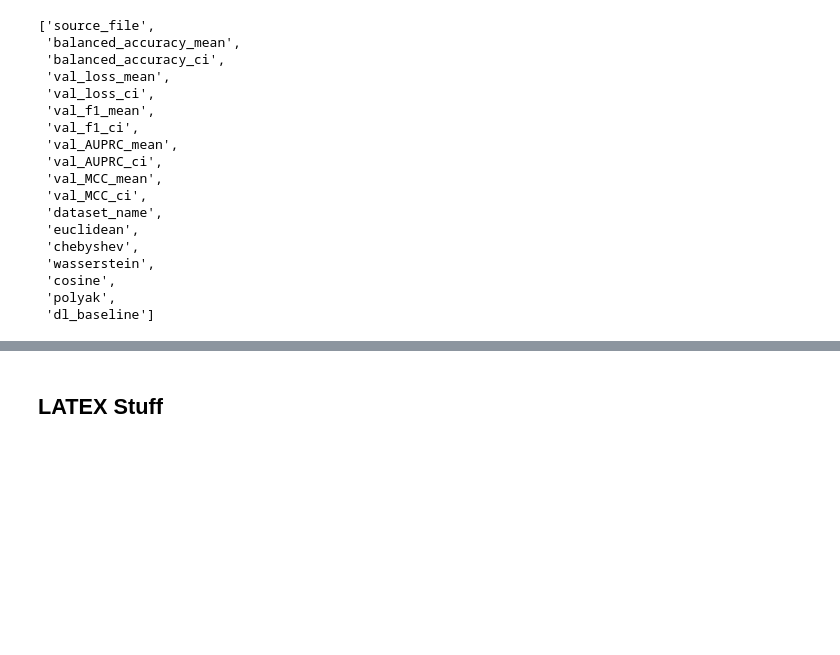
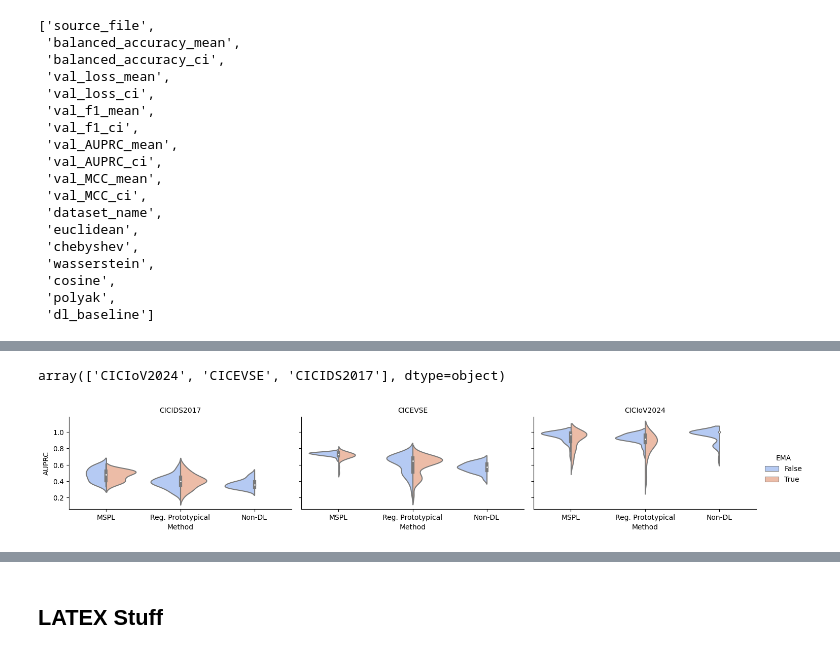
Before and after one commit to fernando-ml/MSPL, a Jupyter notebook: scratch_book.ipynb, the cells around one changed output, grey strips where cells are left out. Drawn from its saved outputs; the diff is of its cells as text; code cells hidden in the pictures; blank space fills up the shorter version.

```diff
--- a/scratch_book.ipynb
+++ b/scratch_book.ipynb
@@ -340,0 +365,80 @@ ordered_results = non_baseline_results_table[column_order].copy()
+# %%
+for_violin_plot.dataset_name.unique()
+# %% [output]
+array(['CICIoV2024', 'CICEVSE', 'CICIDS2017'], dtype=object)
+# %%
+from matplotlib import pyplot as plt
+import seaborn as sns
+import numpy as np
+
+# Preprocessing
+for_violin_plot = parse_filename_column(dfs, 'source_file')
+for_violin_plot = for_violin_plot[~for_violin_plot.source_file.str.contains('CICEVSE_PowerB2024')]
+
+filter_columns = ['dataset_name', 'polyak', 'euclidean', 'chebyshev', 'wasserstein', 'cosine']
+
+# Create a filtering mask
+mask = for_violin_plot[filter_columns].apply(tuple, axis=1).isin(
+    ordered_results[filter_columns].apply(tuple, axis=1)
+)
+
+# Missing baseline Non-DL
+for_violin_plot_baseline = for_violin_plot[
+    (for_violin_plot.source_file == 'CICIDS2017_gradient_boosting.json') |
+    (for_violin_plot.source_file == 'CICEVSE_Network2024_random_forest.json') |
+    (for_violin_plot.source_file == 'CICIoV2024_logistic_regression.json')
+]
+
+# Filter the for_violin_plot DataFrame
+filtered_violin_plot_mspl = for_violin_plot[mask]
+filtered_violin_plot = pd.concat(
+    [filtered_violin_plot_mspl,
+     for_violin_plot[for_violin_plot['euclidean'] == '1'],
+     for_violin_plot_baseline],
+    ignore_index=True
+)
+
+# Add Method column
+filtered_violin_plot['Method'] = np.where(
+    filtered_violin_plot['source_file'].isin(for_violin_plot_baseline['source_file']), 'Non-DL',
+    np.where(filtered_violin_plot['euclidean'] == '1', 'Reg. Prototypical', 'MSPL')
+)
+
+# Handle NaN in polyak
+filtered_violin_plot['polyak'].fillna(False, inplace=True)
+
+# Datasets to plot
+datasets = ['CICIoV2024', 'CICEVSE', 'CICIDS2017']
+
+# Hue colors
+hue_colors = {True: "#8A09FF", False: "#FFC600"}
+
+# Plot function
+def plot_violin(data, datasets, metric='balanced_accuracy', **kwargs):
+    # Create a FacetGrid with one subplot per dataset
+    g = sns.FacetGrid(data, col="dataset_name", col_wrap=3, sharey=True, sharex=True, height=4, aspect=1.2)
+
+    # Map the violinplot to each facet
+    g.map(
+        sns.violinplot,
+        "Method",
+        metric,
+        "polyak",  # Using hue for EMA
+        split=True,
+        palette='coolwarm',
+        **kwargs
+    )
+
+    # Add legend and adjust titles/labels
+    g.add_legend(title="EMA")
+    g.set_axis_labels("Method", "AUPRC")
+    g.set_titles("{col_name}")  # Use dataset names as subplot titles
+
+    # Show plot
+    plt.subplots_adjust(top=.60)
+    plt.show()
+
+# Call the function to plot
+plot_violin(filtered_violin_plot, datasets, metric='val_AUPRC');
+# %% [output]
+[figure, added]
```
Also changed, not shown: parts of 10 cells of this notebook.
